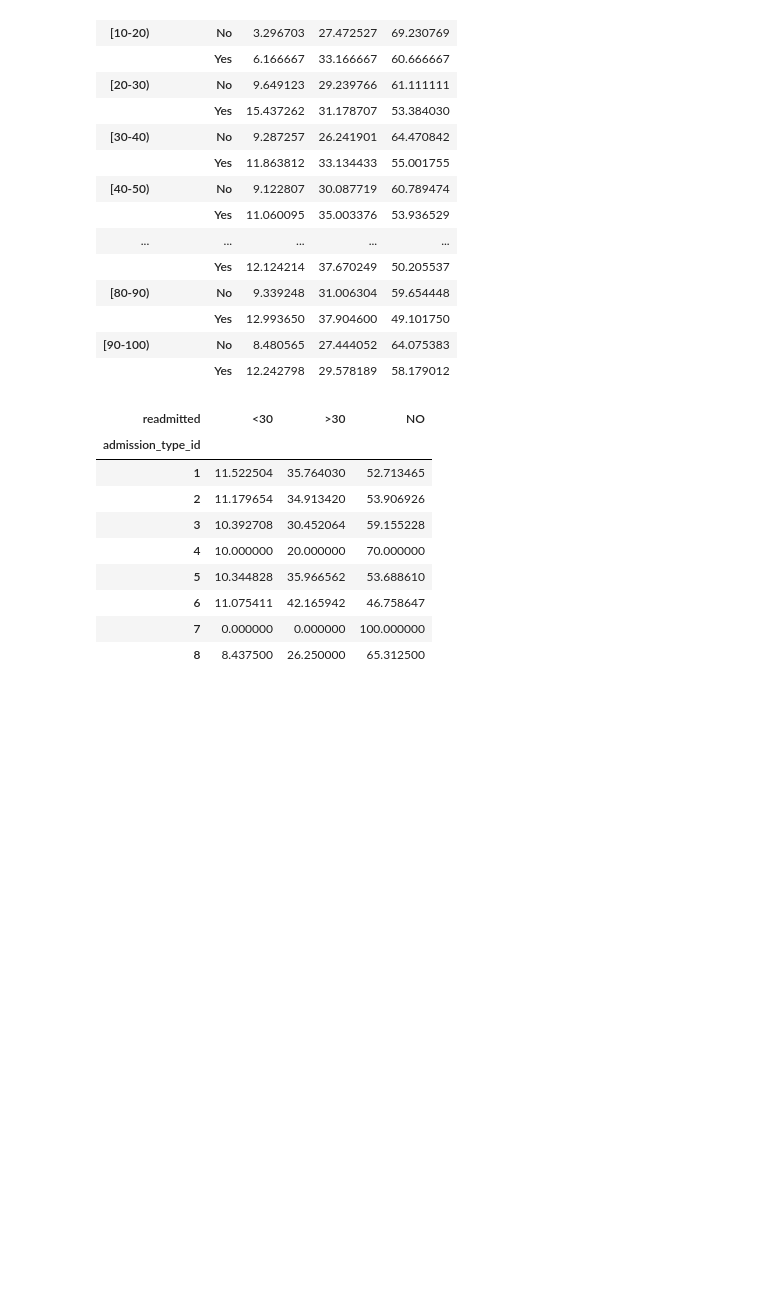
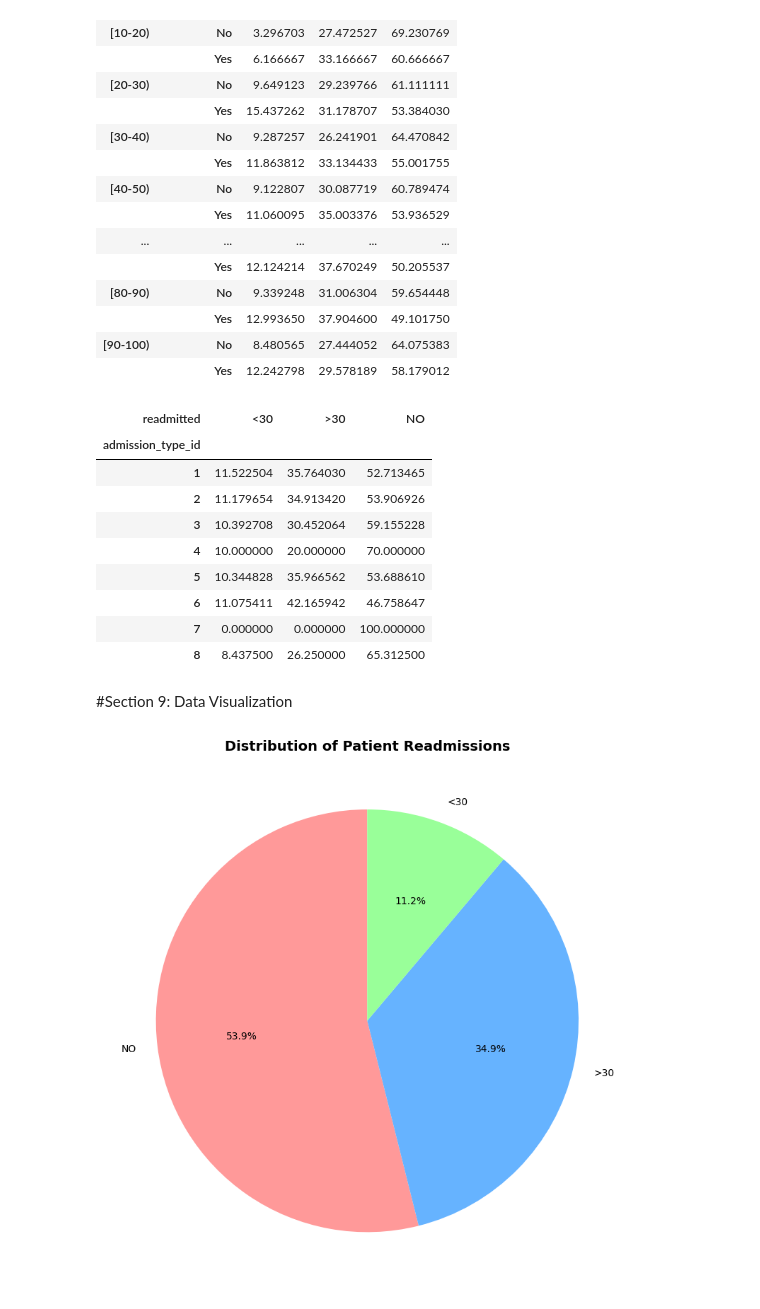
Before and after one commit to EduardoYaguar/act1_2p_si_eda_2_25_yaguar, a Jupyter notebook: act1_2p_si_eda_2_25_yaguar.ipynb, the cells around one changed output. Cells and saved outputs as stored; diff of their text form; code cells hidden in the pictures; blank space fills up the shorter version.

Commit message:
Data Visualization

```diff
--- a/act1_2p_si_eda_2_25_yaguar.ipynb
+++ b/act1_2p_si_eda_2_25_yaguar.ipynb
@@ -514,3 +517,20 @@ admission_readmit
 | 6 | 11.075411 | 42.165942 | 46.758647 |
 | 7 | 0.000000 | 0.000000 | 100.000000 |
 | 8 | 8.437500 | 26.250000 | 65.312500 |
+# %% [markdown]
+#Section 9: Data Visualization
+# %%
+# Distribution of Patient Readmissions
+fig, ax = plt.subplots(figsize=(10, 8))
+colors = ['#ff9999', '#66b3ff', '#99ff99']
+
+readmit_counts.plot(kind='pie', ax=ax, autopct='%1.1f%%',
+                    colors=colors, startangle=90)
+ax.set_title('Distribution of Patient Readmissions', fontsize=14, fontweight='bold')
+ax.set_ylabel('')
+
+plt.tight_layout()
+plt.savefig('readmission_distribution_pie.png', dpi=300, bbox_inches='tight')
+plt.show()
+# %% [output]
+[figure, added]
```
Also changed, not shown: parts of 9 cells of this notebook.
